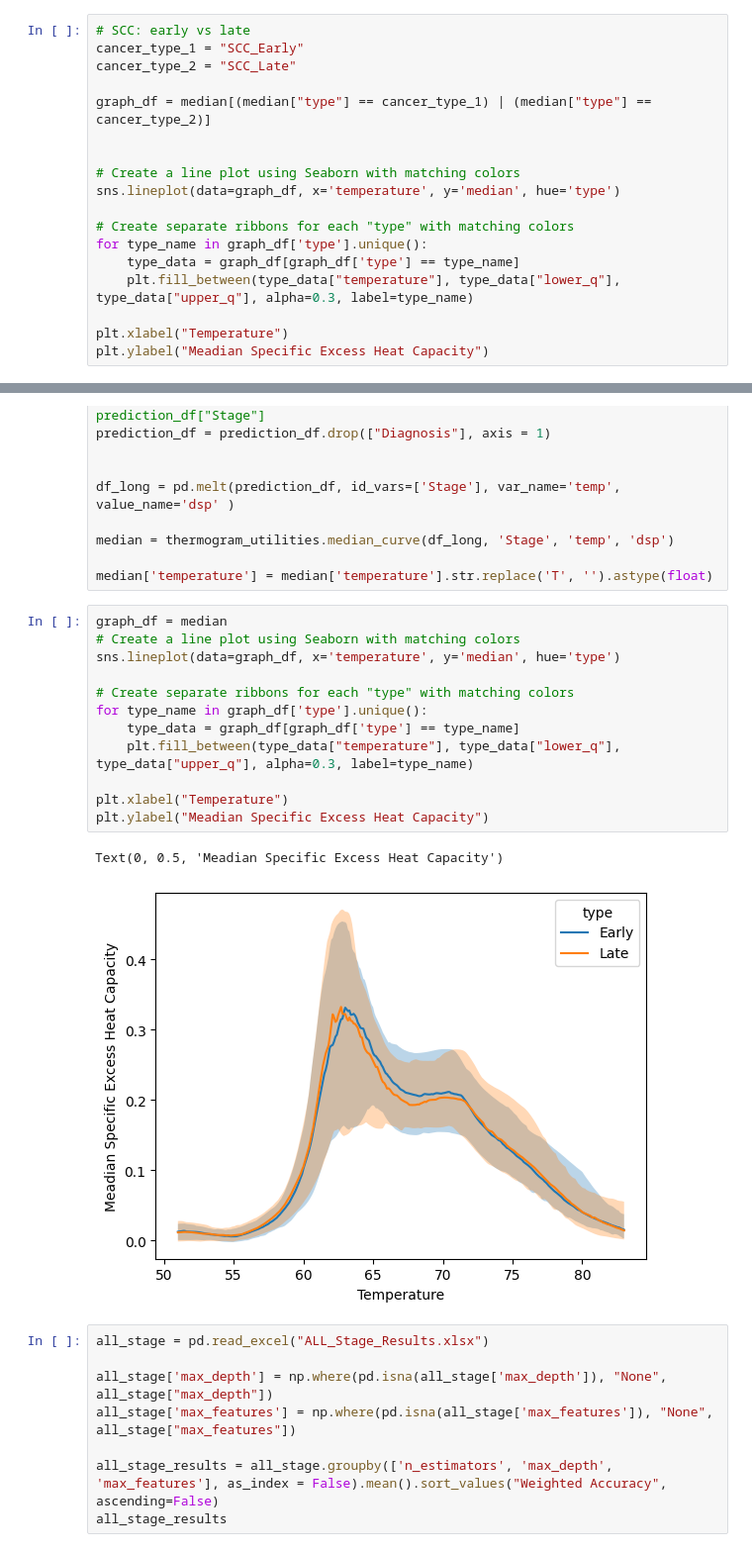
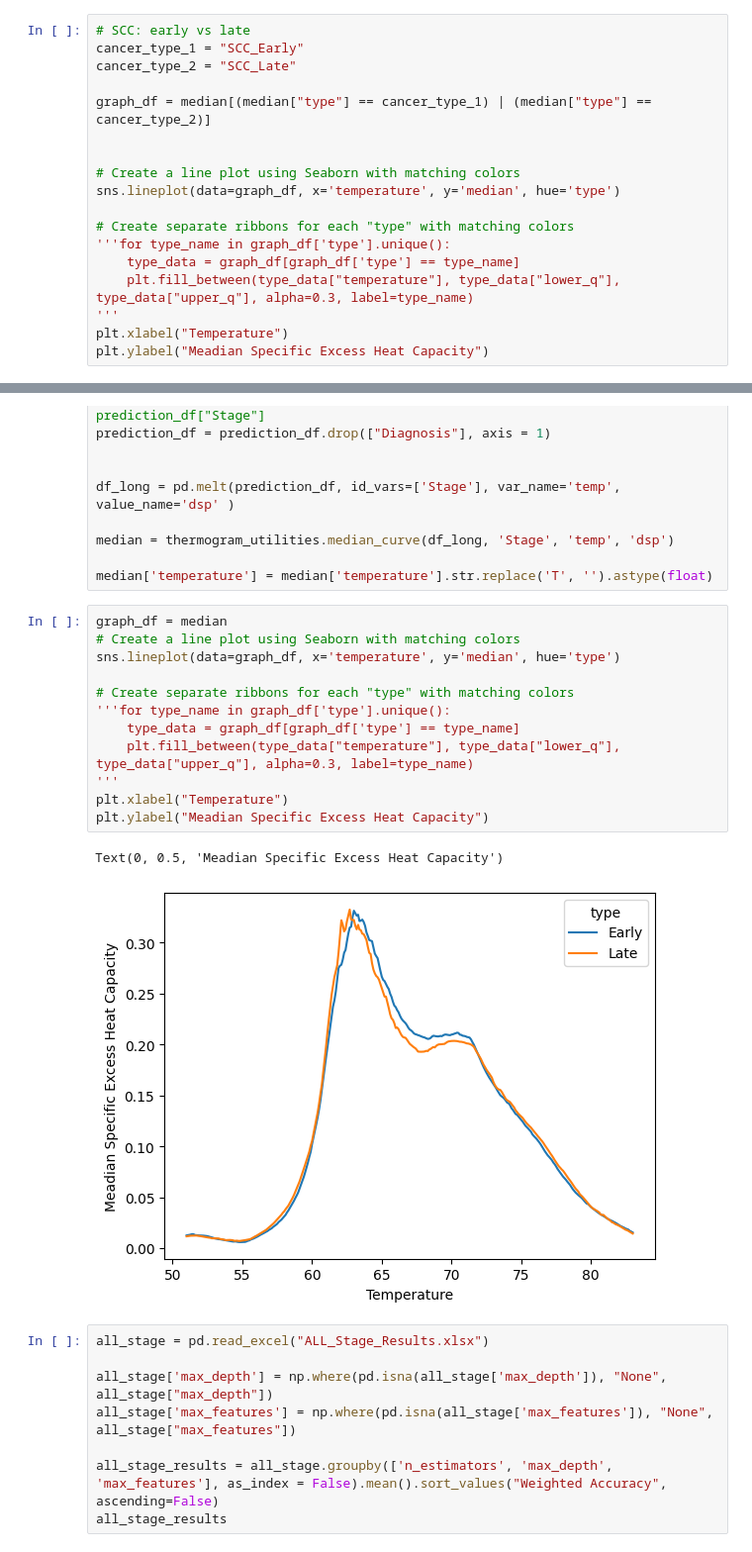
Before and after one commit to ave-bell/Clinical_TLB_2023-2024, a Jupyter notebook: weekly_jupyter_nbs/Stage_Results_and_Visualization.ipynb, the cells around one changed output, grey strips where cells are left out. Shown: that part at 99% size. Saved outputs shown, nothing was run; the diff lists cells and outputs as text.

```diff
--- a/weekly_jupyter_nbs/Stage_Results_and_Visualization.ipynb
+++ b/weekly_jupyter_nbs/Stage_Results_and_Visualization.ipynb
@@ -88,10 +88,10 @@ graph_df = median[(median["type"] == cancer_type_1) | (median["type"] == cancer_
 sns.lineplot(data=graph_df, x='temperature', y='median', hue='type')
 
 # Create separate ribbons for each "type" with matching colors
-for type_name in graph_df['type'].unique():
+'''for type_name in graph_df['type'].unique():
     type_data = graph_df[graph_df['type'] == type_name]
     plt.fill_between(type_data["temperature"], type_data["lower_q"], type_data["upper_q"], alpha=0.3, label=type_name)
-
+'''
 plt.xlabel("Temperature")
 plt.ylabel("Meadian Specific Excess Heat Capacity")
 # %% [output]
@@ -187,18 +187,18 @@ median['temperature'] = median['temperature'].str.replace('T', '').astype(float)
 # %%
 graph_df = median
 # Create a line plot using Seaborn with matching colors
 sns.lineplot(data=graph_df, x='temperature', y='median', hue='type')
 
 # Create separate ribbons for each "type" with matching colors
-for type_name in graph_df['type'].unique():
+'''for type_name in graph_df['type'].unique():
     type_data = graph_df[graph_df['type'] == type_name]
     plt.fill_between(type_data["temperature"], type_data["lower_q"], type_data["upper_q"], alpha=0.3, label=type_name)
-
+'''
 plt.xlabel("Temperature")
 plt.ylabel("Meadian Specific Excess Heat Capacity")
 # %% [output]
 Text(0, 0.5, 'Meadian Specific Excess Heat Capacity')
-[figure, old version]
+[figure, new version]
 # %%
 all_stage = pd.read_excel("ALL_Stage_Results.xlsx")
 
```
Also changed, not shown: parts of 3 cells of this notebook, 14 other files.
